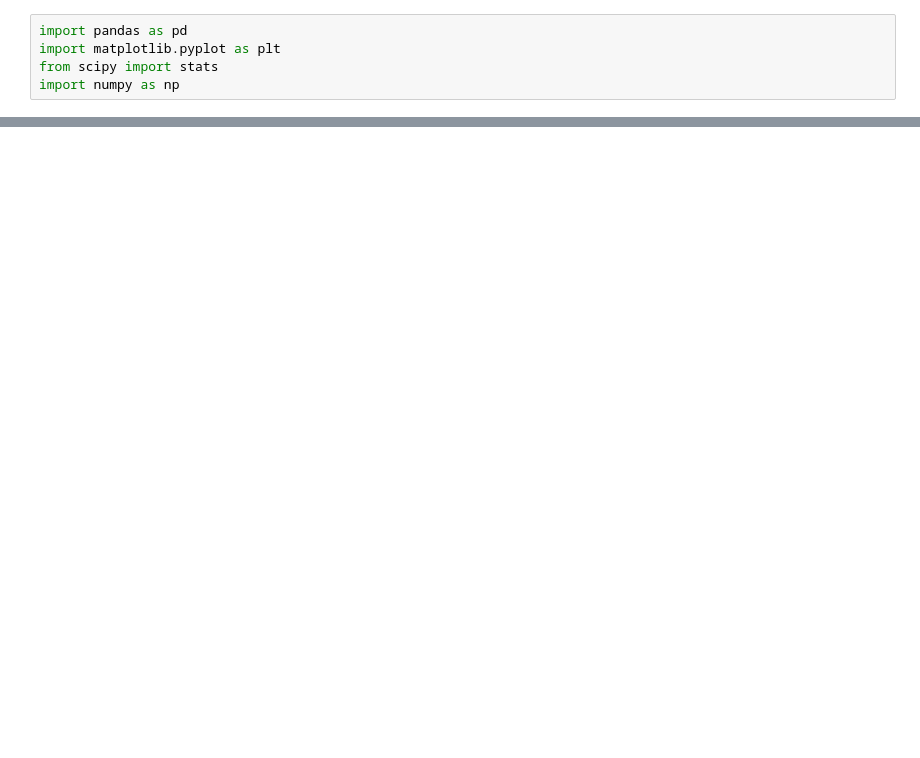
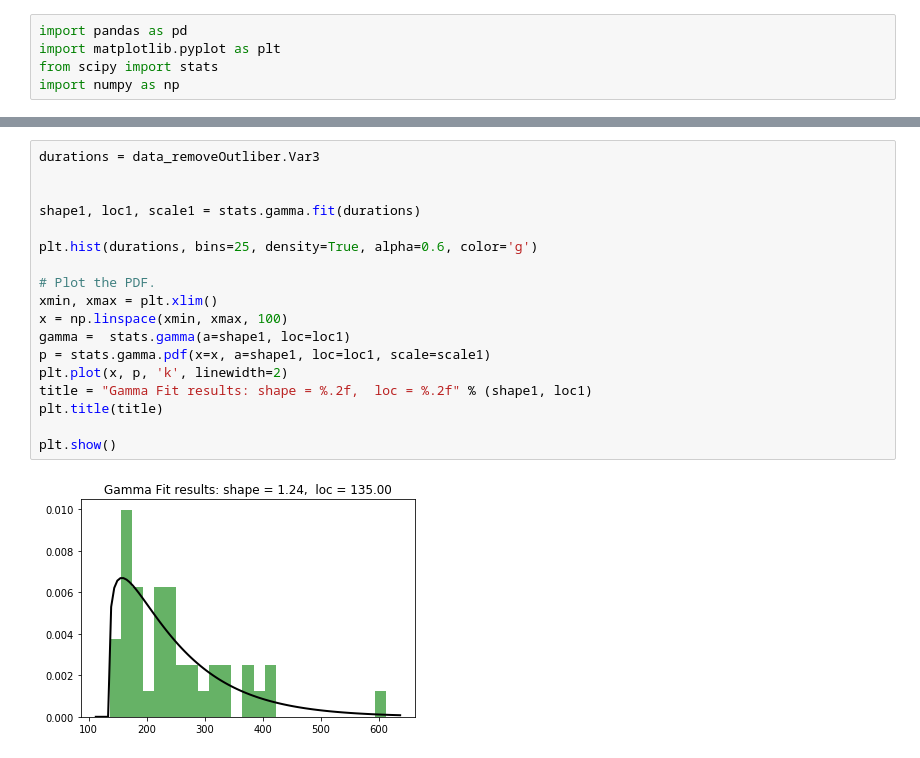
Before and after one commit to siqiyaoyao/ValveAnalysis, a Jupyter notebook: PercentageTransfer.ipynb, the cells around one changed output, grey strips where cells are left out. Cells and saved outputs as stored; diff of their text form; blank space fills up the shorter version.

```diff
--- a/PercentageTransfer.ipynb
+++ b/PercentageTransfer.ipynb
@@ -43,0 +44,20 @@ data_removeOutliber.head()
+# %%
+durations = data_removeOutliber.Var3
+
+
+shape1, loc1, scale1 = stats.gamma.fit(durations)
+
+plt.hist(durations, bins=25, density=True, alpha=0.6, color='g')
+
+# Plot the PDF.
+xmin, xmax = plt.xlim()
+x = np.linspace(xmin, xmax, 100)
+gamma =  stats.gamma(a=shape1, loc=loc1)
+p = stats.gamma.pdf(x=x, a=shape1, loc=loc1, scale=scale1)
+plt.plot(x, p, 'k', linewidth=2)
+title = "Gamma Fit results: shape = %.2f,  loc = %.2f" % (shape1, loc1)
+plt.title(title)
+
+plt.show()
+# %% [output]
+[figure, added]
```
Also changed, not shown: parts of 13 cells of this notebook, 7 other files.
